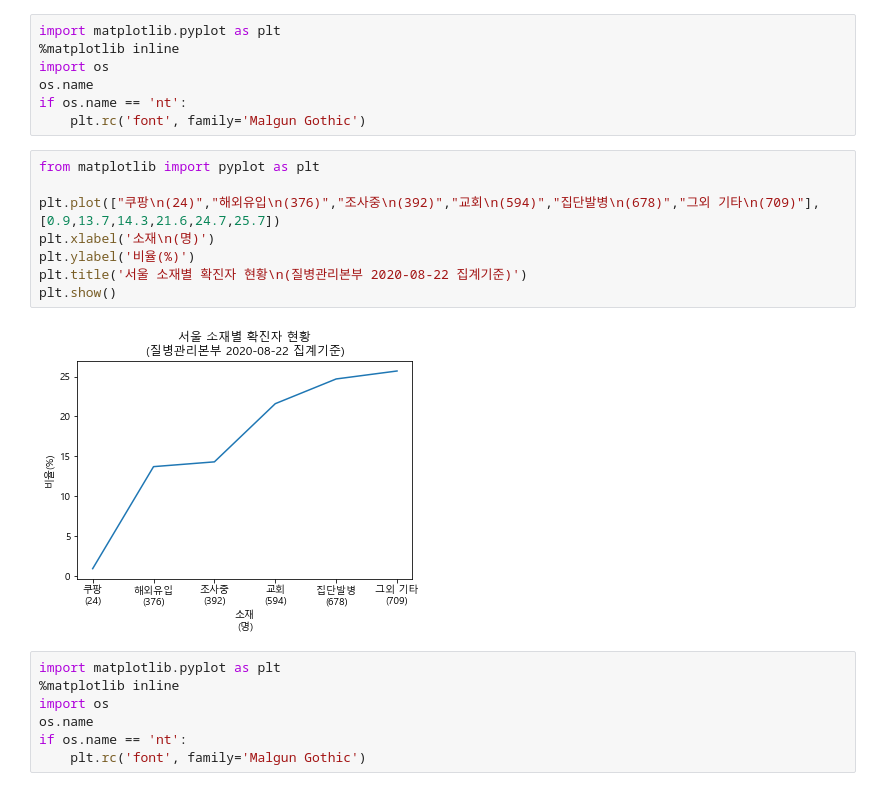
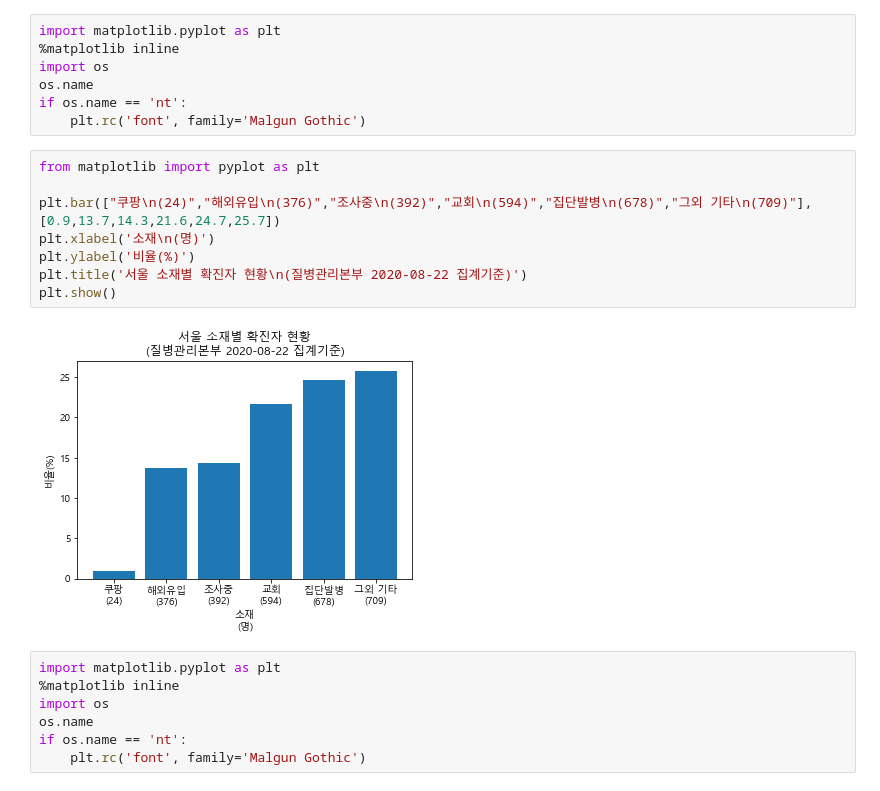
Before and after one commit to Lagom92/covid_visualize, a Jupyter notebook: note/covid.ipynb, the cells around one changed output. Cells and saved outputs as stored; diff of their text form.

```diff
--- a/note/covid.ipynb
+++ b/note/covid.ipynb
@@ -8,13 +8,13 @@ if os.name == 'nt':
 # %%
 from matplotlib import pyplot as plt
 
-plt.plot(["쿠팡\n(24)","해외유입\n(376)","조사중\n(392)","교회\n(594)","집단발병\n(678)","그외 기타\n(709)"], [0.9,13.7,14.3,21.6,24.7,25.7])
+plt.bar(["쿠팡\n(24)","해외유입\n(376)","조사중\n(392)","교회\n(594)","집단발병\n(678)","그외 기타\n(709)"], [0.9,13.7,14.3,21.6,24.7,25.7])
 plt.xlabel('소재\n(명)')
 plt.ylabel('비율(%)')
 plt.title('서울 소재별 확진자 현황\n(질병관리본부 2020-08-22 집계기준)')
 plt.show()
 # %% [output]
-[figure, old version]
+[figure, new version]
 # %%
 import matplotlib.pyplot as plt
 %matplotlib inline
```
Also changed, not shown: parts of 4 cells of this notebook, 11 other files.
